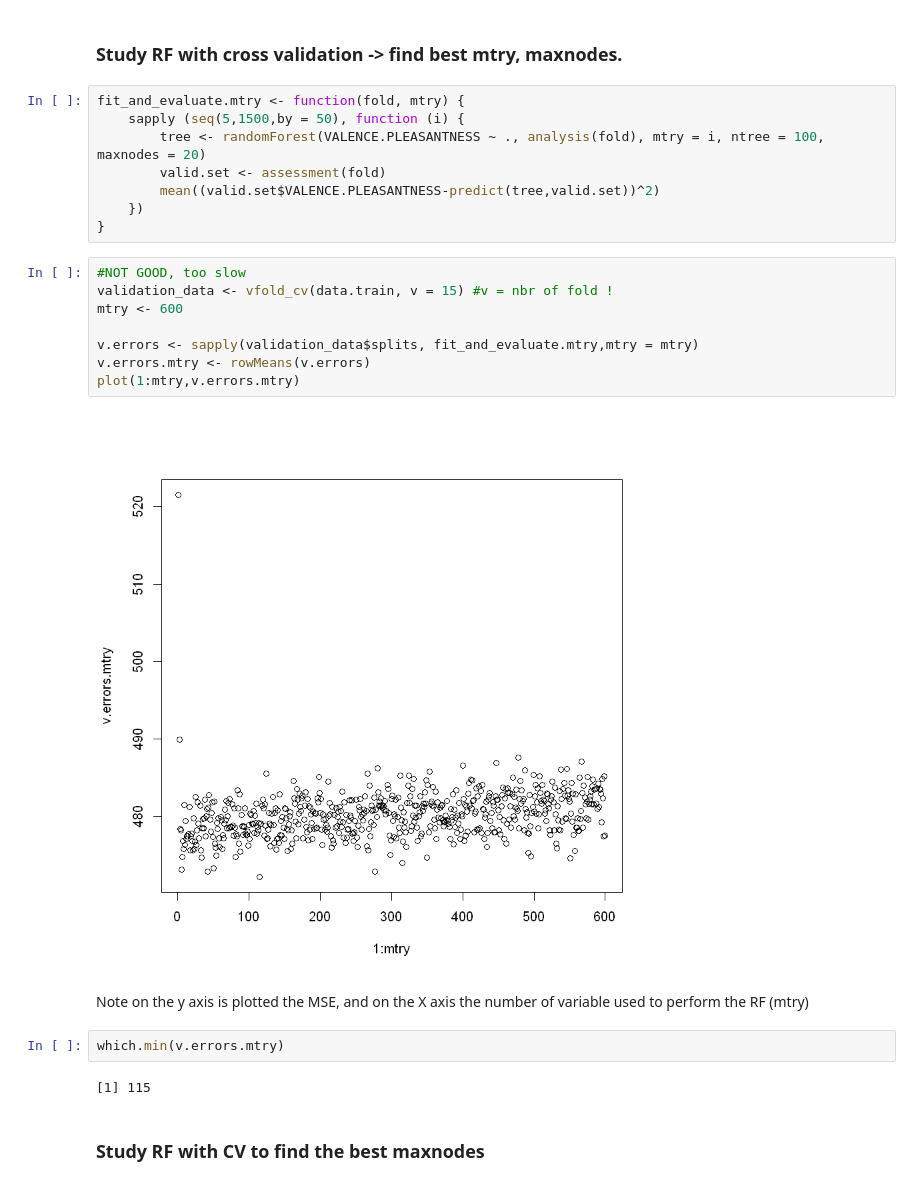
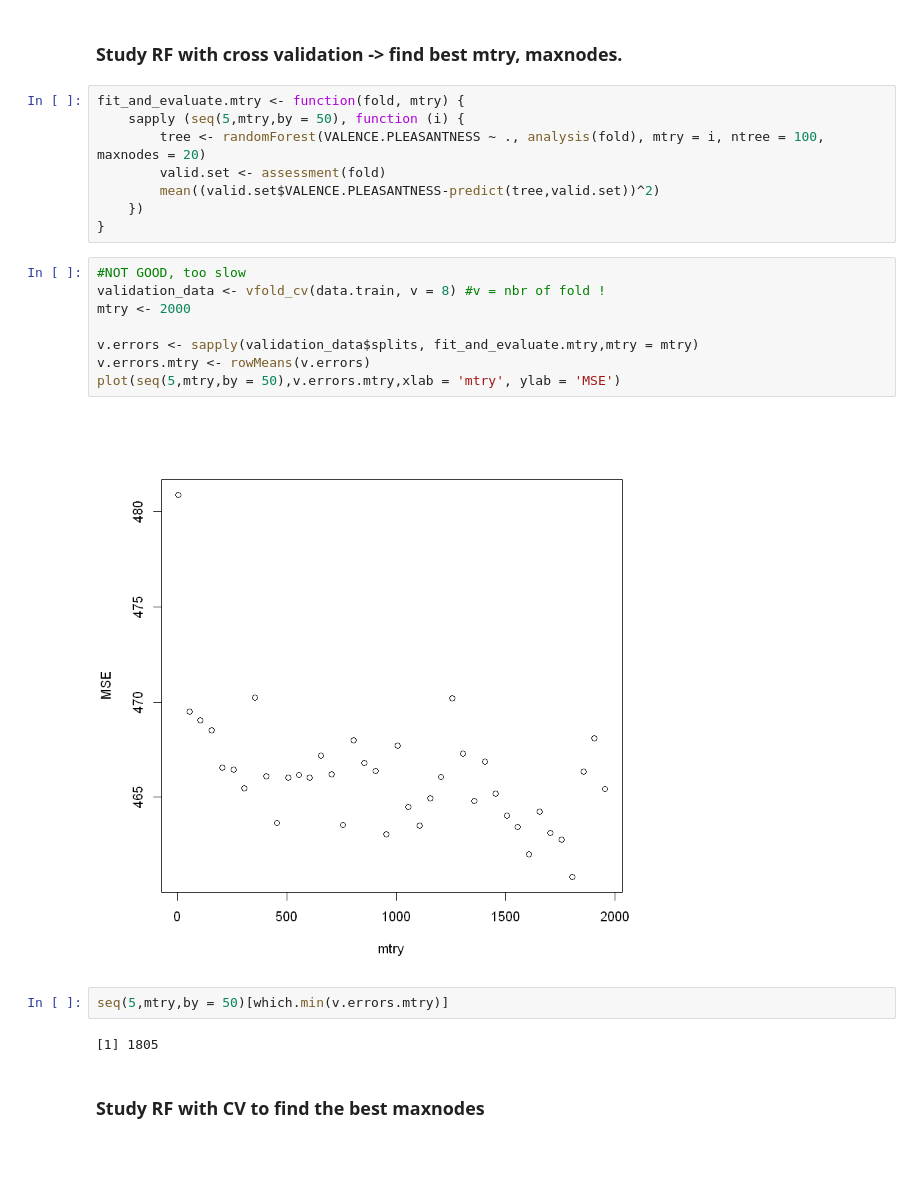
Before and after one commit to Candice-Romuald/ML-project, a Jupyter notebook: src/Non linear methods/Tree and RF.ipynb, the cells around one changed output. Drawn from its saved outputs; the diff is of its cells as text; blank space fills up the shorter version.

```diff
--- a/src/Non linear methods/Tree and RF.ipynb
+++ b/src/Non linear methods/Tree and RF.ipynb
@@ -84,7 +84,7 @@ varImpPlot(rf)
 ### Study RF with cross validation -> find best mtry, maxnodes.
 # %%
 fit_and_evaluate.mtry <- function(fold, mtry) {
-    sapply (seq(5,1500,by = 50), function (i) {
+    sapply (seq(5,mtry,by = 50), function (i) {
         tree <- randomForest(VALENCE.PLEASANTNESS ~ ., analysis(fold), mtry = i, ntree = 100, maxnodes = 20)
         valid.set <- assessment(fold)
         mean((valid.set$VALENCE.PLEASANTNESS-predict(tree,valid.set))^2)
@@ -92,20 +92,18 @@ fit_and_evaluate.mtry <- function(fold, mtry) {
 }
 # %%
 #NOT GOOD, too slow
-validation_data <- vfold_cv(data.train, v = 15) #v = nbr of fold !
-mtry <- 600
+validation_data <- vfold_cv(data.train, v = 8) #v = nbr of fold !
+mtry <- 2000
 
 v.errors <- sapply(validation_data$splits, fit_and_evaluate.mtry,mtry = mtry)
 v.errors.mtry <- rowMeans(v.errors)
-plot(1:mtry,v.errors.mtry)
+plot(seq(5,mtry,by = 50),v.errors.mtry,xlab = 'mtry', ylab = 'MSE')
 # %% [output]
-[figure, old version]
+[figure, new version]
-# %% [markdown]
-Note on the y axis is plotted the MSE, and on the X axis the number of variable used to perform the RF (mtry)
 # %%
-which.min(v.errors.mtry)
+seq(5,mtry,by = 50)[which.min(v.errors.mtry)]
 # %% [output]
-[1] 115
+[1] 1805
 # %% [markdown]
 ### Study RF with CV to find the best maxnodes
 # %%
```
Also changed, not shown: parts of 4 cells of this notebook, 3 other files.
